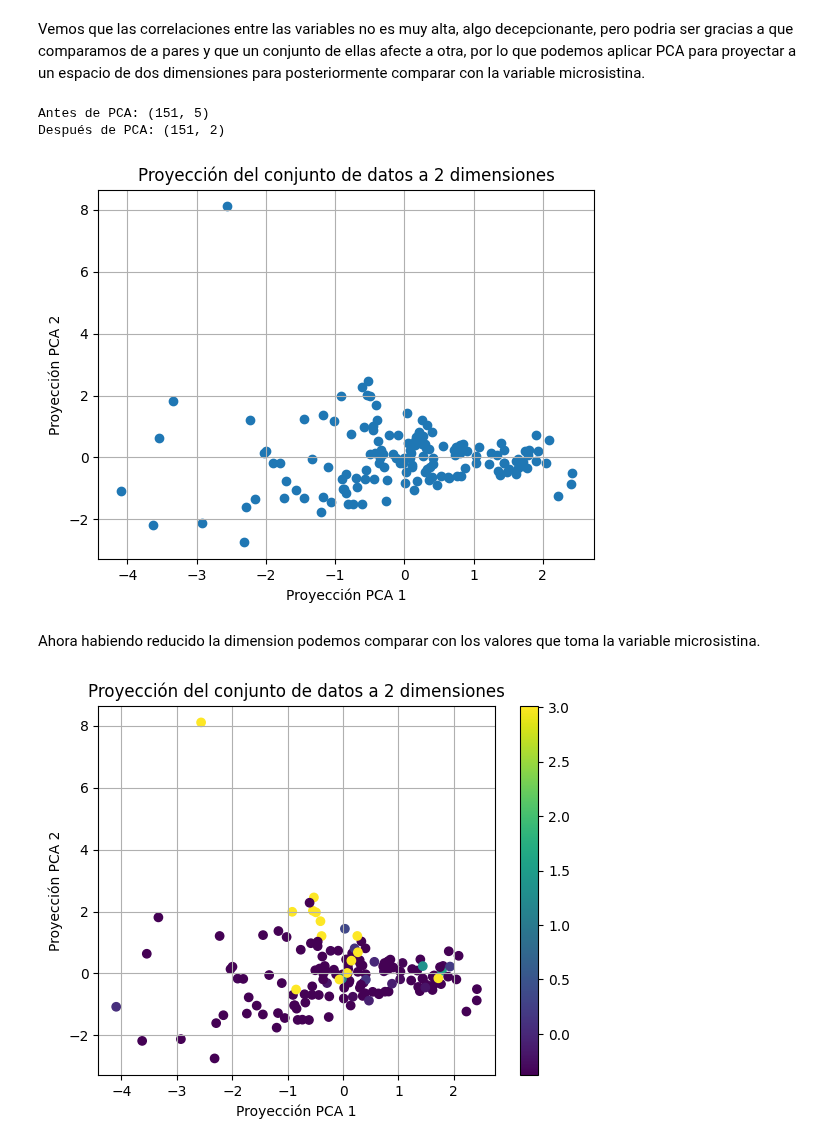
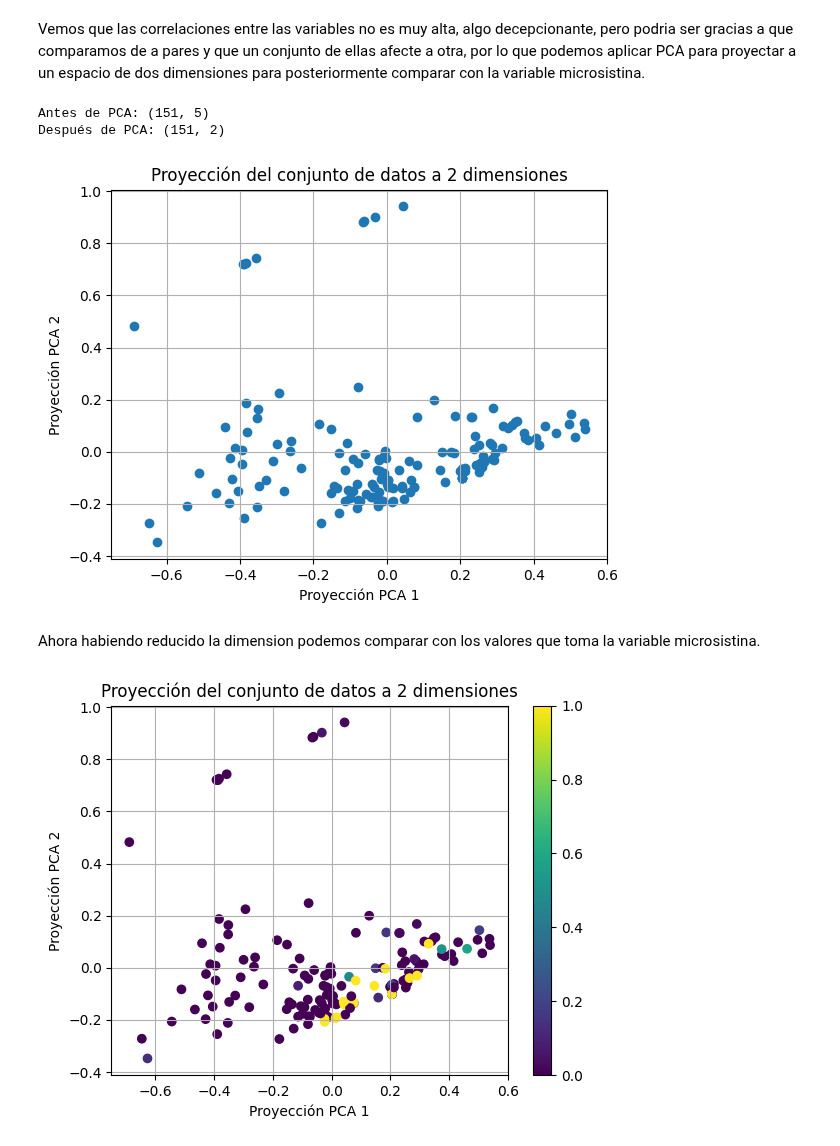
Before and after one commit to MaximoReynoso/TrabajoEspecial, a Jupyter notebook: TrabajoEspecial.ipynb, the cells around one changed output. Saved outputs shown, nothing was run; the diff lists cells and outputs as text; code cells hidden in the pictures.

```diff
--- a/TrabajoEspecial.ipynb
+++ b/TrabajoEspecial.ipynb
@@ -267,33 +265,40 @@ Vemos que las correlaciones entre las variables no es muy alta, algo decepcionan
 # %%
 import numpy as np
 from sklearn.preprocessing import StandardScaler
 from sklearn.decomposition import PCA
 
-data_sin_micro= preprocessed_dataset_estandarizado.drop('microcistina_ug_l', axis=1)
+from sklearn.preprocessing import MinMaxScaler
+
+scaler = MinMaxScaler()
+preprocessed_dataset_normalizado= preprocessed_dataset[atributos].copy()
+preprocessed_dataset_normalizado[atributos]= scaler.fit_transform(preprocessed_dataset_normalizado[atributos])
+
+data_sin_micro= preprocessed_dataset_normalizado.drop('microcistina_ug_l', axis=1)
+
 
 pca = PCA(n_components=2, whiten=False)
 # transforme los datos, para ya reducir a dos dimensiones
 principalComponents = pca.fit_transform(data_sin_micro)
 # imprimimos los tamaños antes y después
 print('Antes de PCA: {}'.format(data_sin_micro.shape))
 print('Después de PCA: {}'.format(principalComponents.shape))
 
 # graficamos los datos. el color de cada punto representa el valor de la casa
 plt.scatter(principalComponents[:,0], principalComponents[:,1])
 plt.grid(True)
 plt.xlabel('Proyección PCA 1')
 plt.ylabel('Proyección PCA 2')
 plt.title('Proyección del conjunto de datos a 2 dimensiones')
 plt.show()
 # %% [output]
 Antes de PCA: (151, 5)
 Después de PCA: (151, 2)
-[figure, old version]
+[figure, new version]
 # %% [markdown]
 Ahora habiendo reducido la dimension podemos comparar con los valores que toma la variable microsistina.
 # %%
 
-plt.scatter(principalComponents[:,0], principalComponents[:,1], c=preprocessed_dataset_estandarizado["microcistina_ug_l"], cmap='viridis')
+plt.scatter(principalComponents[:,0], principalComponents[:,1], c=preprocessed_dataset_normalizado["microcistina_ug_l"], cmap='viridis')
 plt.grid(True)
 plt.xlabel('Proyección PCA 1')
 plt.ylabel('Proyección PCA 2')
@@ -301,5 +306,5 @@ plt.title('Proyección del conjunto de datos a 2 dimensiones')
 plt.colorbar()
 plt.show()
 # %% [output]
-[figure, old version]
+[figure, new version]
 # %% [markdown]
```
Also changed, not shown: parts of 18 cells of this notebook.
